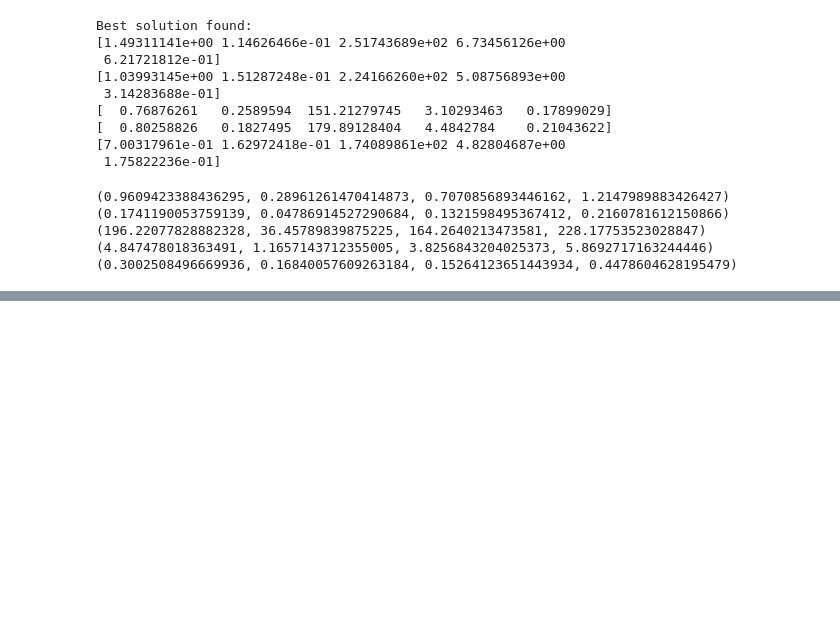
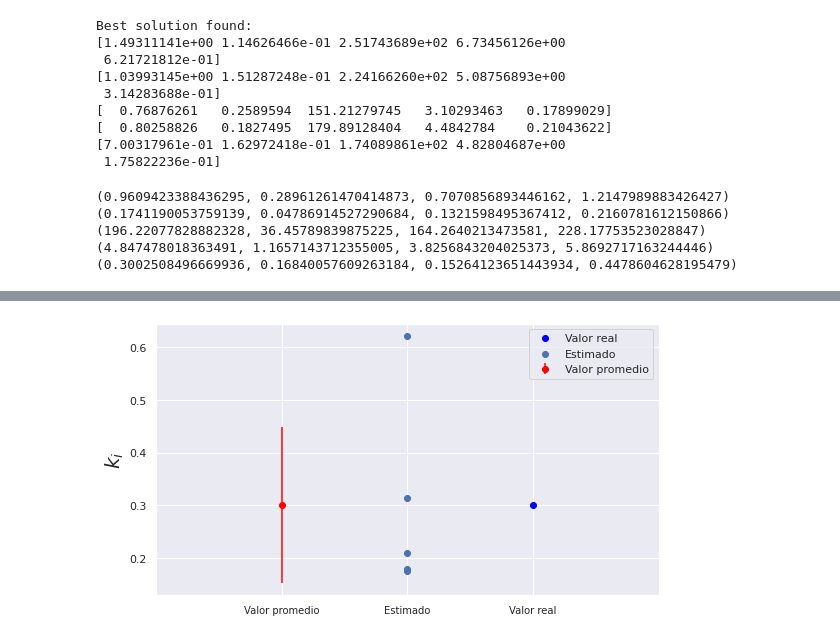
Before and after one commit to juanmggb/maestria, a Jupyter notebook: parameter_estimation/parameter_estimation.ipynb, the cells around one changed output, grey strips where cells are left out. Drawn from its saved outputs; the diff is of its cells as text; code cells hidden in the pictures; blank space fills up the shorter version.

```diff
--- a/parameter_estimation/parameter_estimation.ipynb
+++ b/parameter_estimation/parameter_estimation.ipynb
@@ -396,0 +396,6 @@ plot_stats(best_values_monod[:, 3], ypx, "$y_{px}$")
+# %%
+plt.figure(figsize=(9,5))
+plot_stats(best_values_inhibition[:, 4], ki, "$k_i$")
+plt.show()
+# %% [output]
+[figure, added]
```
Also changed, not shown: parts of 9 cells of this notebook.
